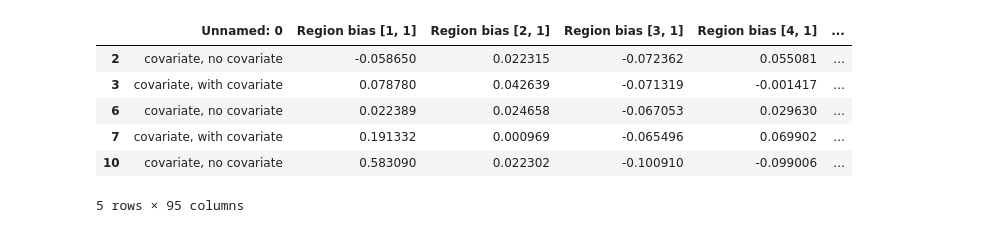
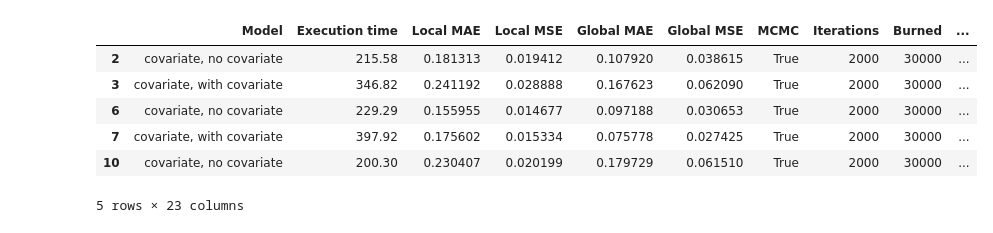
Before and after one commit to Littleote/TFM-Ecological_Inference, a Jupyter notebook: src/Plotting.ipynb, the cells around one changed output. Cells and saved outputs as stored; diff of their text form; code cells hidden in the pictures.

```diff
--- a/src/Plotting.ipynb
+++ b/src/Plotting.ipynb
@@ -124,29 +131,28 @@ plots[3].save("../plots/NewZealand/Auckland Central/error/altair/globalMSE.png")
 plots[4].save("../plots/NewZealand/Auckland Central/error/altair/time.png")
 # %%
 df = pd.read_csv("out/New Zealand-Waiariki_stats.csv")
-df["Unnamed: 0"] = df["Unnamed: 0"].str.rstrip("0123456789")
-df[["Model", "Parameters"]] = df["Unnamed: 0"].str.split(", ", expand=True)
-df["Model Position"] = df["Model"].map({key: val[1] for key, val in mapping.items()})
+df[["Method", "Config"]] = df["Model"].str.split(", ", expand=True)
+df["Method Position"] = df["Method"].map({key: val[1] for key, val in mapping.items()})
 df["Config Position"] = df.index
-df["Model"] = df["Model"].map({key: val[0] for key, val in mapping.items()})
-df = df.sort_values(["Model Position", "Config Position"])
-df = df.sort_values(["Model Position", "Config Position"])
-df = df.sort_values(["Model Position", "Config Position"])
+df["Method"] = df["Method"].map({key: val[0] for key, val in mapping.items()})
+df = df.sort_values(["Method Position", "Config Position"])
+df = df.sort_values(["Method Position", "Config Position"])
+df = df.sort_values(["Method Position", "Config Position"])
 df["Index"] = df.reset_index().index
 df.loc[~df["MCMC"], "Execution time"] = 0
 df["Minutes"] = df["Execution time"] / 60
-df["Partial Index"] = np.unique(df["Unnamed: 0"], return_inverse=True)[1]
+df["Partial Index"] = np.unique(df["Model"], return_inverse=True)[1]
 df["Explainability Level"] = np.where(df["Explainability"] < 0.2, "Low (~10%)", np.where(df["Explainability"] < 0.5, "Medium (~40%)", "High (~65%)"))
 df["Noise Level"] = np.where(df["Noise"] < 0.2, "Low (~15%)", np.where(df["Noise"] < 0.5, "Medium (~45%)", "High (~75%)"))
 df.head()
 # %% [output]
-|  | Unnamed: 0 | Region bias [1, 1] | Region bias [2, 1] | Region bias [3, 1] | Region bias [4, 1] | ... |
-| 2 | covariate, no covariate | -0.058650 | 0.022315 | -0.072362 | 0.055081 | ... |
-| 3 | covariate, with covariate | 0.078780 | 0.042639 | -0.071319 | -0.001417 | ... |
-| 6 | covariate, no covariate | 0.022389 | 0.024658 | -0.067053 | 0.029630 | ... |
-| 7 | covariate, with covariate | 0.191332 | 0.000969 | -0.065496 | 0.069902 | ... |
-| 10 | covariate, no covariate | 0.583090 | 0.022302 | -0.100910 | -0.099006 | ... |
+|  | Model | Execution time | Local MAE | Local MSE | Global MAE | Global MSE | MCMC | Iterations | Burned | ... |
+| 2 | covariate, no covariate | 215.58 | 0.181313 | 0.019412 | 0.107920 | 0.038615 | True | 2000 | 30000 | ... |
+| 3 | covariate, with covariate | 346.82 | 0.241192 | 0.028888 | 0.167623 | 0.062090 | True | 2000 | 30000 | ... |
+| 6 | covariate, no covariate | 229.29 | 0.155955 | 0.014677 | 0.097188 | 0.030653 | True | 2000 | 30000 | ... |
+| 7 | covariate, with covariate | 397.92 | 0.175602 | 0.015334 | 0.075778 | 0.027425 | True | 2000 | 30000 | ... |
+| 10 | covariate, no covariate | 200.30 | 0.230407 | 0.020199 | 0.179729 | 0.061510 | True | 2000 | 30000 | ... |
-5 rows × 95 columns
+5 rows × 23 columns
 # %%
 plots = []
 relabel = ""
```
Also changed, not shown: parts of 5 cells of this notebook, 9 other files.
